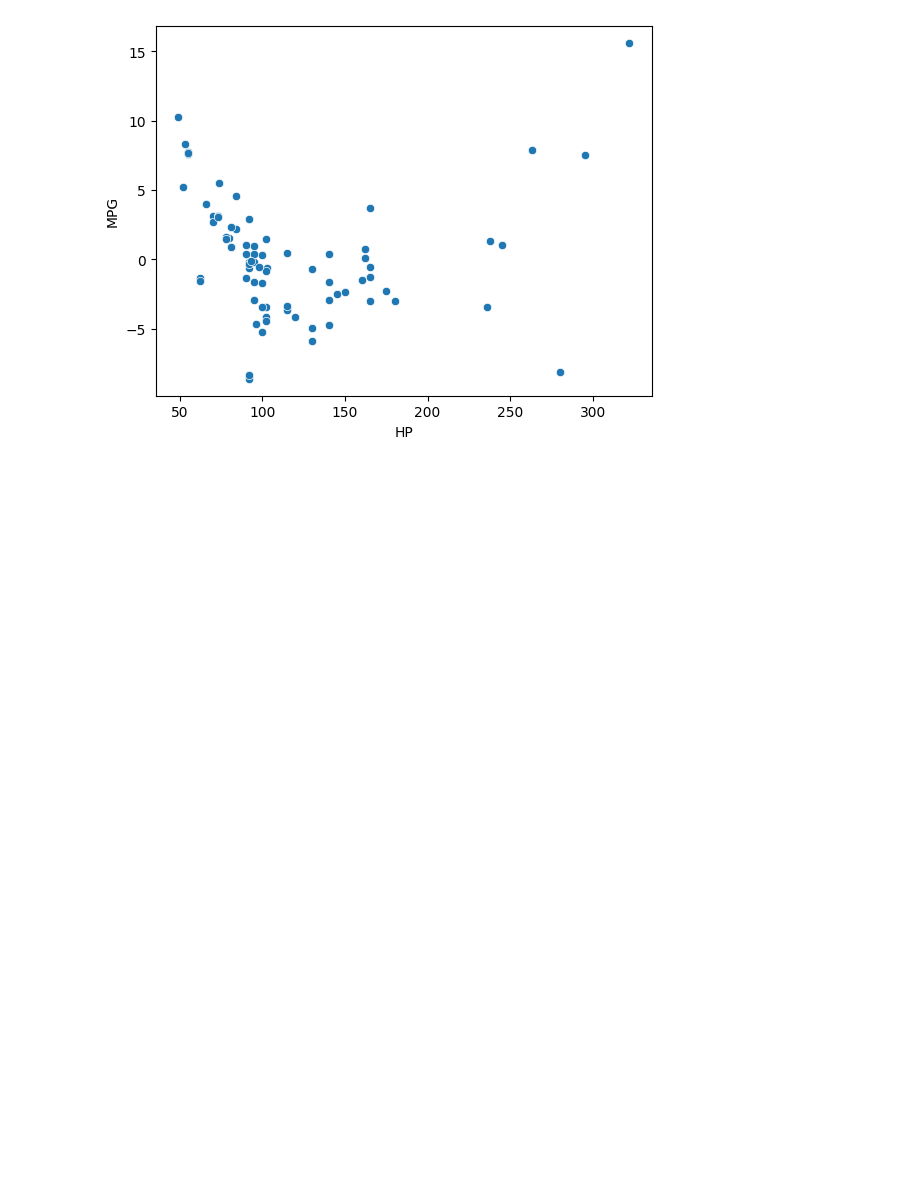
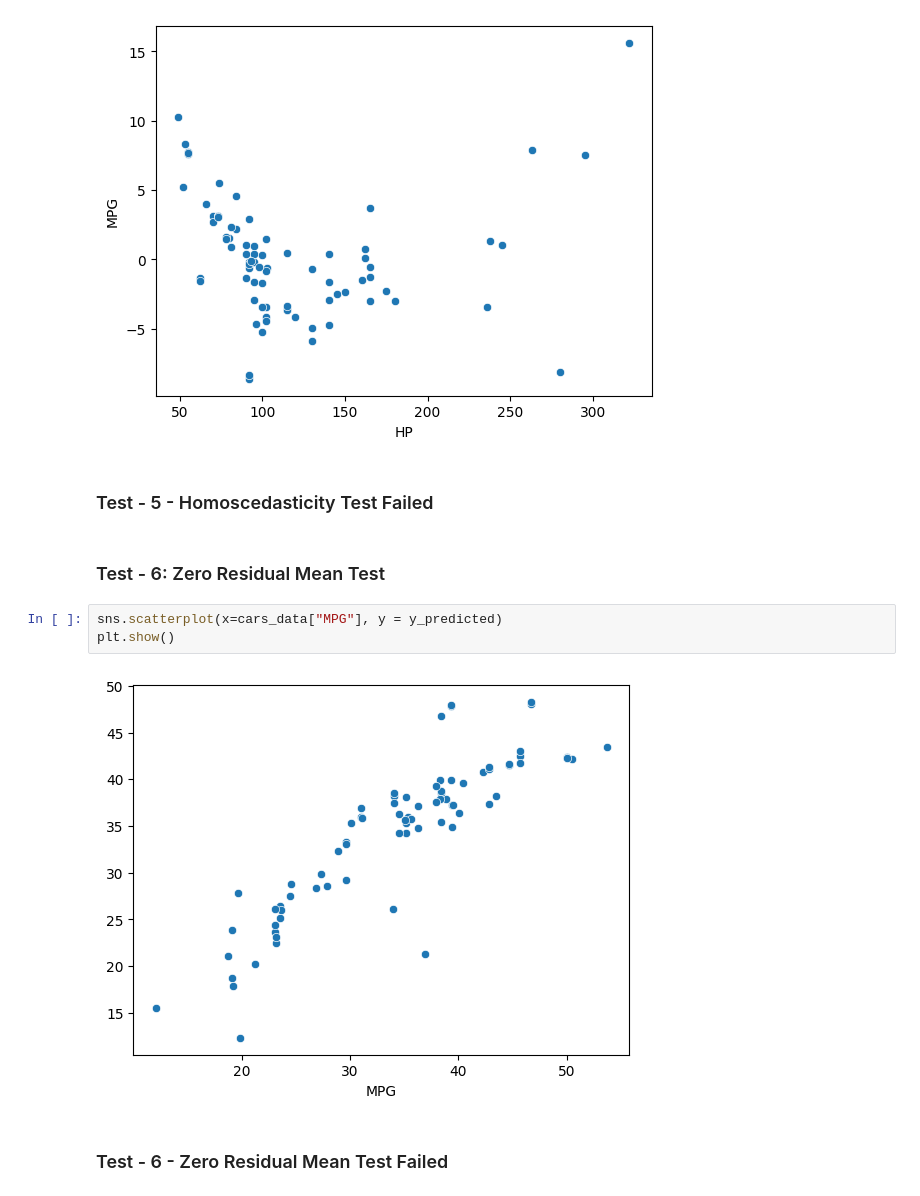
Before and after one commit to Vignesh-H-Space/Learning, a Jupyter notebook: ProITBridge/Machine Learning/01_Linear Regression/Car_Mileage_Prediction.ipynb, the cells around one changed output. Cells and saved outputs as stored; diff of their text form; blank space fills up the shorter version.

Commit message:
Zero Residual Mean Test

```diff
--- a/ProITBridge/Machine Learning/01_Linear Regression/Car_Mileage_Prediction.ipynb
+++ b/ProITBridge/Machine Learning/01_Linear Regression/Car_Mileage_Prediction.ipynb
@@ -327,3 +327,14 @@ sns.scatterplot(data=cars_data,x = "HP",y = Error)
 # %% [output]
 <Axes: xlabel='HP', ylabel='MPG'>
 [figure]
+# %% [markdown]
+### Test - 5 - Homoscedasticity Test Failed
+# %% [markdown]
+### Test - 6: Zero Residual Mean Test
+# %%
+sns.scatterplot(x=cars_data["MPG"], y = y_predicted)
+plt.show()
+# %% [output]
+[figure, added]
+# %% [markdown]
+### Test - 6 - Zero Residual Mean Test Failed
```
